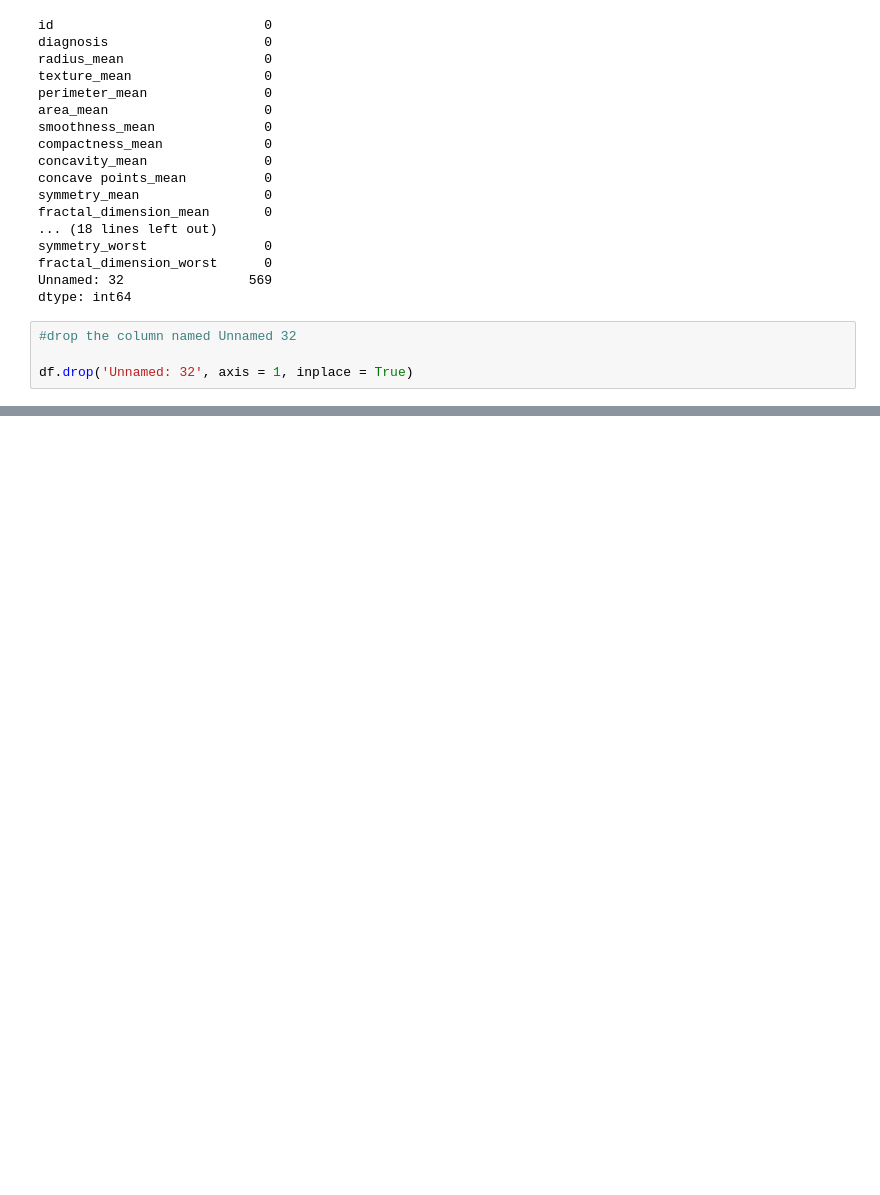
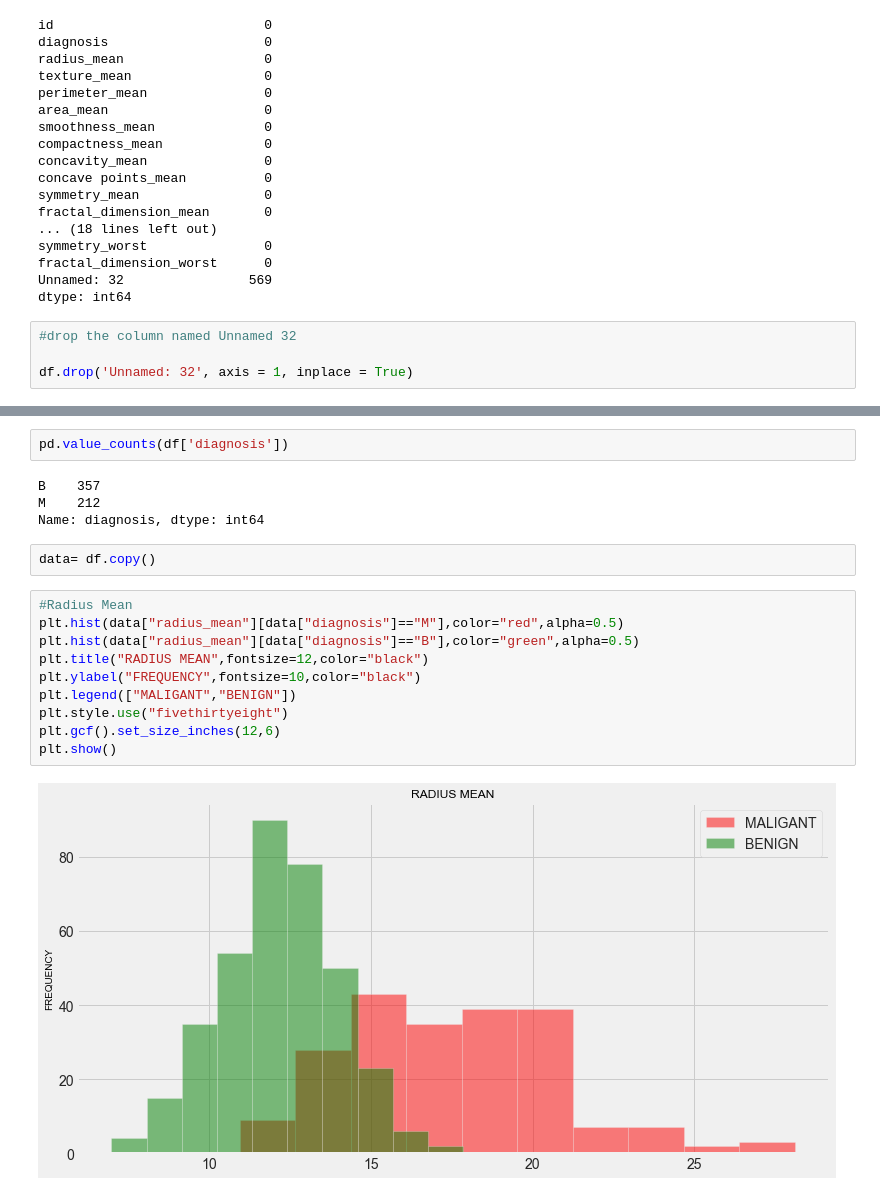
Before and after one commit to adbc602/IN3061_INM430_coursework_2021, a Jupyter notebook: Documents/coursework/Coursework.ipynb, the cells around one changed output, grey strips where cells are left out. Saved outputs shown, nothing was run; the diff lists cells and outputs as text; blank space fills up the shorter version.

Commit message:
Radius Mean

```diff
--- a/Documents/coursework/Coursework.ipynb
+++ b/Documents/coursework/Coursework.ipynb
@@ -113,0 +99,20 @@ plt.legend(["MALIGANT","BENIGN"])
+# %%
+pd.value_counts(df['diagnosis'])
+# %% [output]
+B    357
+M    212
+Name: diagnosis, dtype: int64
+# %%
+data= df.copy()
+# %%
+#Radius Mean
+plt.hist(data["radius_mean"][data["diagnosis"]=="M"],color="red",alpha=0.5)
+plt.hist(data["radius_mean"][data["diagnosis"]=="B"],color="green",alpha=0.5)
+plt.title("RADIUS MEAN",fontsize=12,color="black")
+plt.ylabel("FREQUENCY",fontsize=10,color="black")
+plt.legend(["MALIGANT","BENIGN"])
+plt.style.use("fivethirtyeight")
+plt.gcf().set_size_inches(12,6)
+plt.show()
+# %% [output]
+[figure, added]
```
Also changed, not shown: parts of 7 cells of this notebook.
